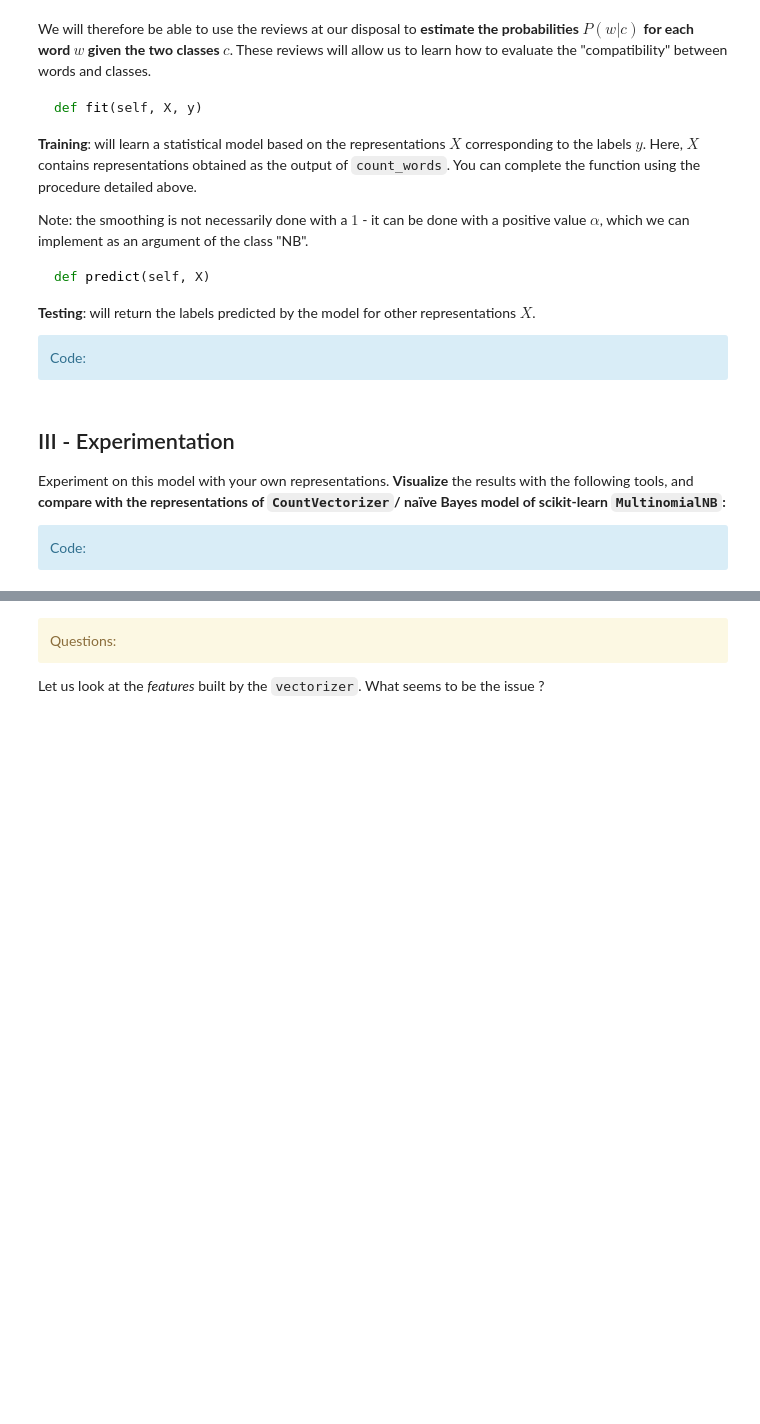
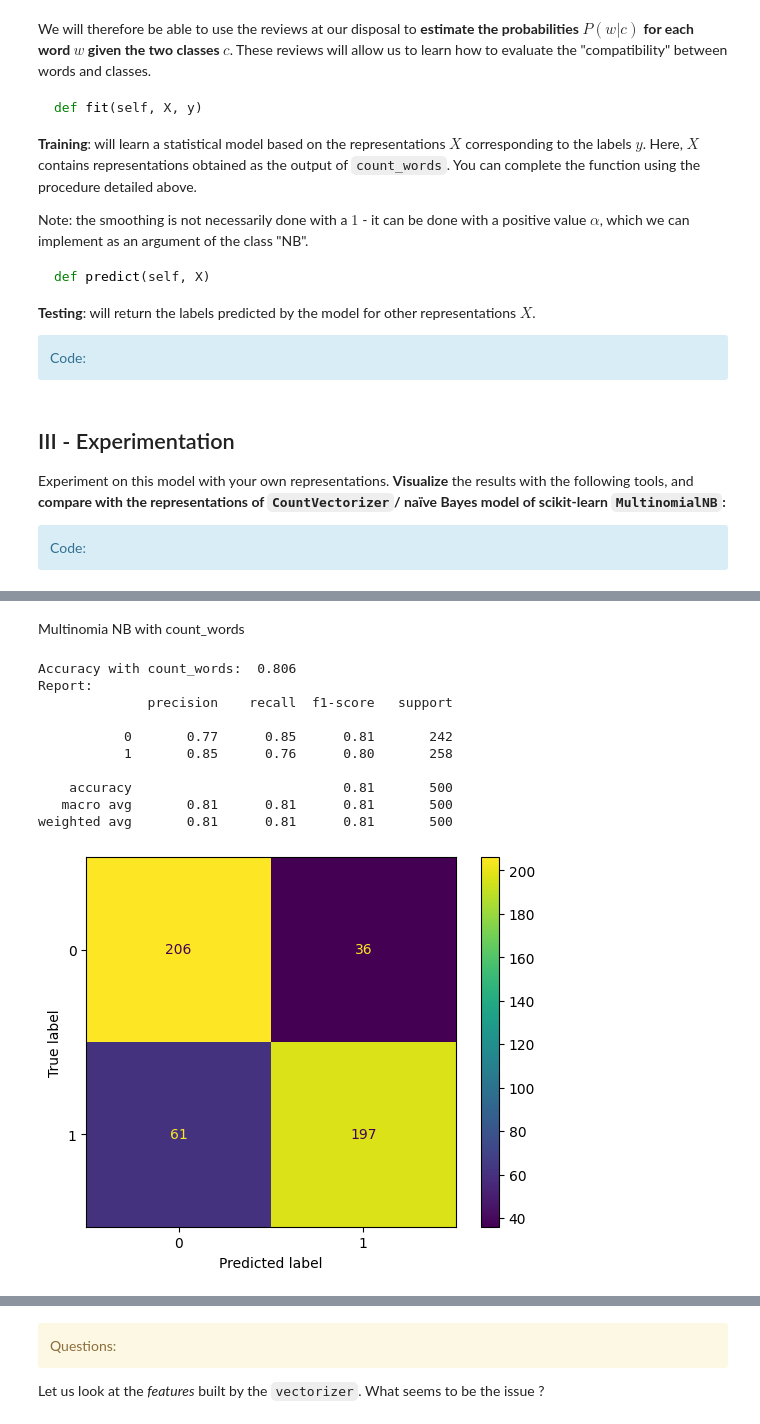
Before and after one commit to joaomelga/TP_Sentiment_Analysis_Hannas_Melga, a Jupyter notebook: movies_sentiment_tp.ipynb, the cells around one changed output, grey strips where cells are left out. Drawn from its saved outputs; the diff is of its cells as text; code cells hidden in the pictures; blank space fills up the shorter version.

```diff
--- a/movies_sentiment_tp.ipynb
+++ b/movies_sentiment_tp.ipynb
@@ -449,0 +550,31 @@ from sklearn.metrics import confusion_matrix, ConfusionMatrixDisplay, classifica
+# %% [markdown]
+Multinomia NB with count_words
+# %%
+# Fit the model on the training data
+multinomia_NB_model_cw = MultinomialNB()
+multinomia_NB_model_cw.fit(train_bow, train_labels_splt)
+
+# Test it on the validation data
+multinomia_score = multinomia_NB_model_cw.score(val_bow, val_labels)
+print('Accuracy with count_words: ', multinomia_score)
+
+multinomia_y_predicted = multinomia_NB_model_cw.predict(val_bow)
+
+multinomia_confusion_mat = confusion_matrix(val_labels, multinomia_y_predicted)
+ConfusionMatrixDisplay(multinomia_confusion_mat).plot()
+
+multinomia_report = classification_report(val_labels, multinomia_y_predicted)
+print('Report:')
+print(report)
+# %% [output]
+Accuracy with count_words:  0.806
+Report:
+              precision    recall  f1-score   support
+
+           0       0.77      0.85      0.81       242
+           1       0.85      0.76      0.80       258
+
+    accuracy                           0.81       500
+   macro avg       0.81      0.81      0.81       500
+weighted avg       0.81      0.81      0.81       500
+[figure, added]
```
Also changed, not shown: parts of 22 cells of this notebook.
